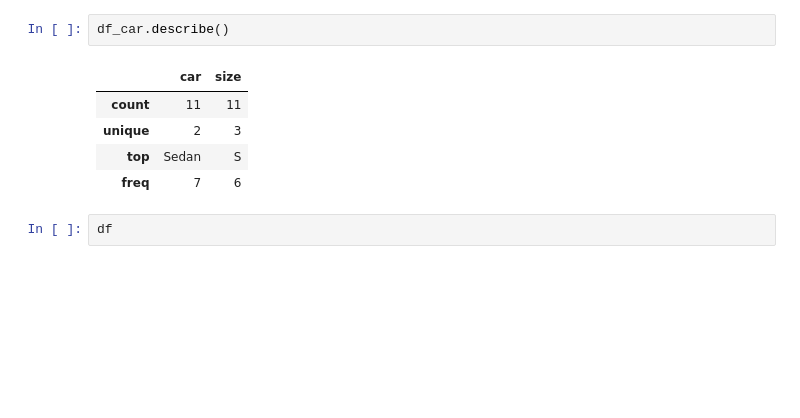
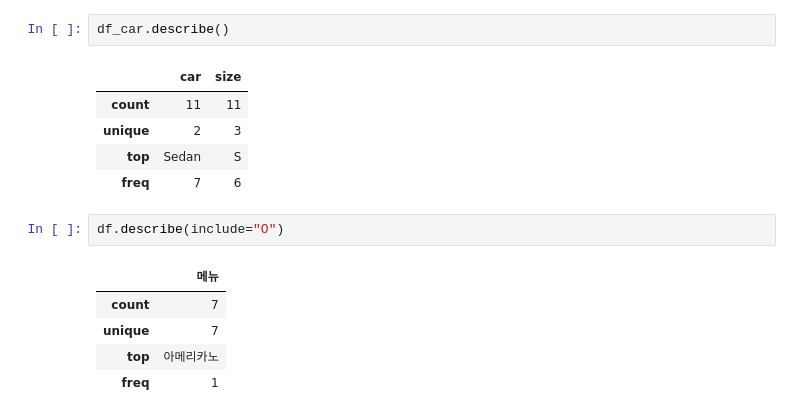
Before and after one commit to bbang-jun/Big-Data-Analysis-Engineer-Practical-Test, a Jupyter notebook: pandas/03.탐색적 데이터 분석(EDA).ipynb, the cells around one changed output. Saved outputs shown, nothing was run; the diff lists cells and outputs as text; blank space fills up the shorter version.

```diff
--- a/pandas/03.탐색적 데이터 분석(EDA).ipynb
+++ b/pandas/03.탐색적 데이터 분석(EDA).ipynb
@@ -161,5 +161,11 @@ df_car.describe()
 | unique | 2 | 3 |
 | top | Sedan | S |
 | freq | 7 | 6 |
-# %%
-df
+# %%
+df.describe(include="O")
+# %% [output]
+|  | 메뉴 |
+| count | 7 |
+| unique | 7 |
+| top | 아메리카노 |
+| freq | 1 |
```
Also changed, not shown: 3 other files.
